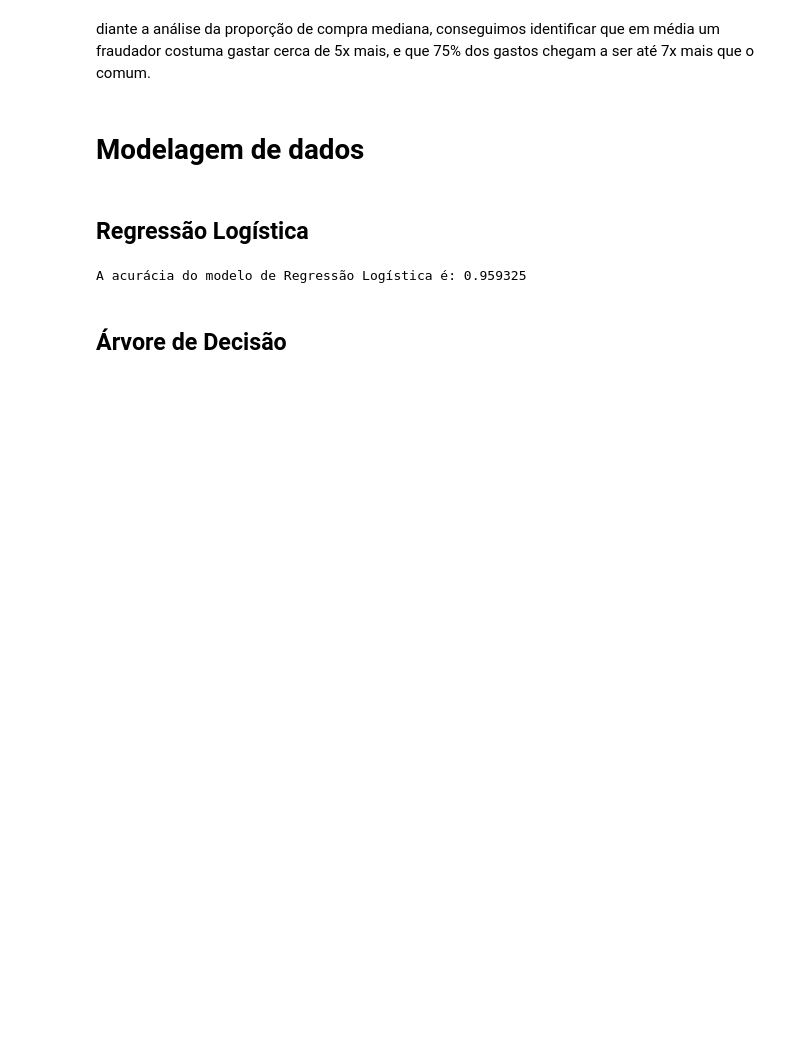
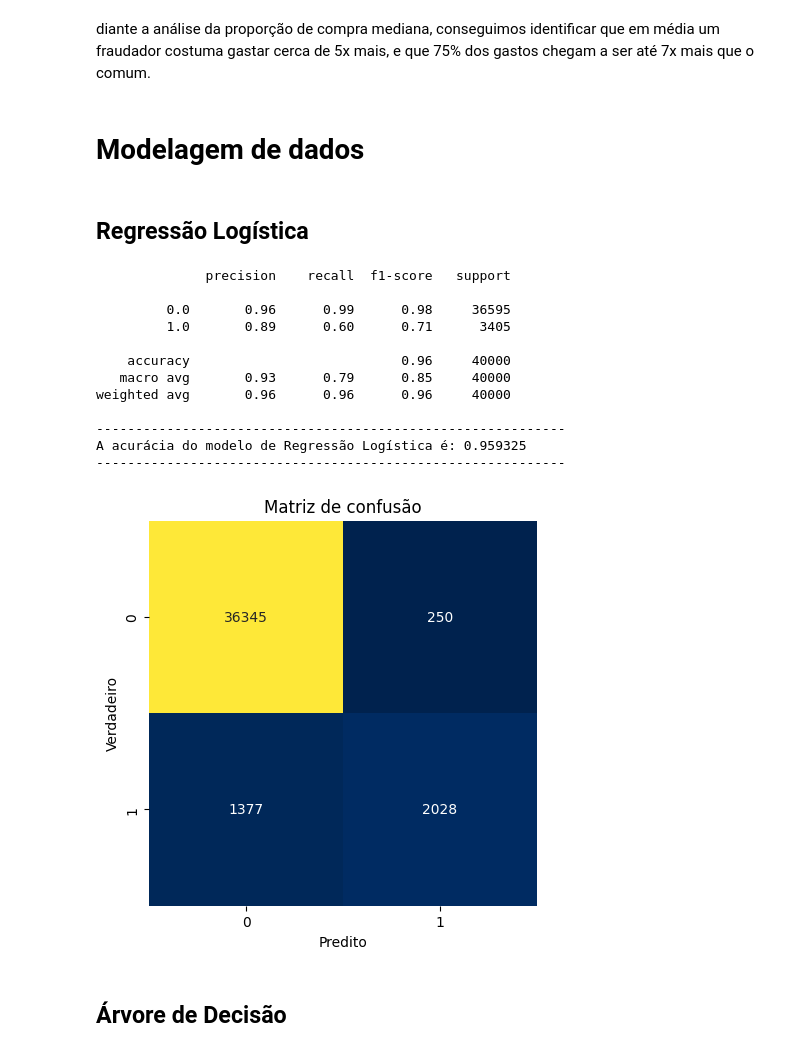
Before and after one commit to DieGod-DS/Credit-Card-Fraud, a Jupyter notebook: rascunho.ipynb, the cells around one changed output. Saved outputs shown, nothing was run; the diff lists cells and outputs as text; code cells hidden in the pictures; blank space fills up the shorter version.

```diff
--- a/rascunho.ipynb
+++ b/rascunho.ipynb
@@ -245,21 +262,51 @@ x_train, x_test, y_train, y_test = train_test_split(x,y, test_size=0.2, random_s
 # %%
 # atribuindo modelo
 model_log_reg = LogisticRegression()
 
 # criando pipeline
 pipeline_log_reg = make_pipeline(RobustScaler(), model_log_reg)
 
 # ajustando modelo aos dados de treino
 pipeline_log_reg.fit(x_train,y_train)
 
 # fazendo previsões nos dados de teste
 y_pred_reg_log = pipeline_log_reg.predict(x_test)
 
-# calculando acurácia
+# calculando métricasa de validação de modelo
+    # Acurácia
 accuracy_reg_log = accuracy_score(y_test,y_pred_reg_log)
+    # Matriz de confusão
+cm_log_reg = confusion_matrix(y_test, y_pred_reg_log)
+
+# exibindo F1-score e Recall
+print(classification_report(y_test,y_pred_reg_log))
+print('-'*60)
+
+# exibindo Acurácia
 print('A acurácia do modelo de Regressão Logística é:', accuracy_reg_log)
+print('-'*60)
+
+# Exibindo Matrix de confusão
+plt.figure(figsize=(5,5))
+sns.heatmap(cm_log_reg, annot=True, fmt='d', cmap=('cividis'), cbar=False)
+plt.xlabel('Predito')
+plt.ylabel('Verdadeiro')
+plt.title('Matriz de confusão')
+plt.show()
 # %% [output]
+              precision    recall  f1-score   support
+
+         0.0       0.96      0.99      0.98     36595
+         1.0       0.89      0.60      0.71      3405
+
+    accuracy                           0.96     40000
+   macro avg       0.93      0.79      0.85     40000
+weighted avg       0.96      0.96      0.96     40000
+
+------------------------------------------------------------
 A acurácia do modelo de Regressão Logística é: 0.959325
+------------------------------------------------------------
+[figure, added]
 # %% [markdown]
 ## Árvore de Decisão
 # %%
```
Also changed, not shown: parts of 5 cells of this notebook.
